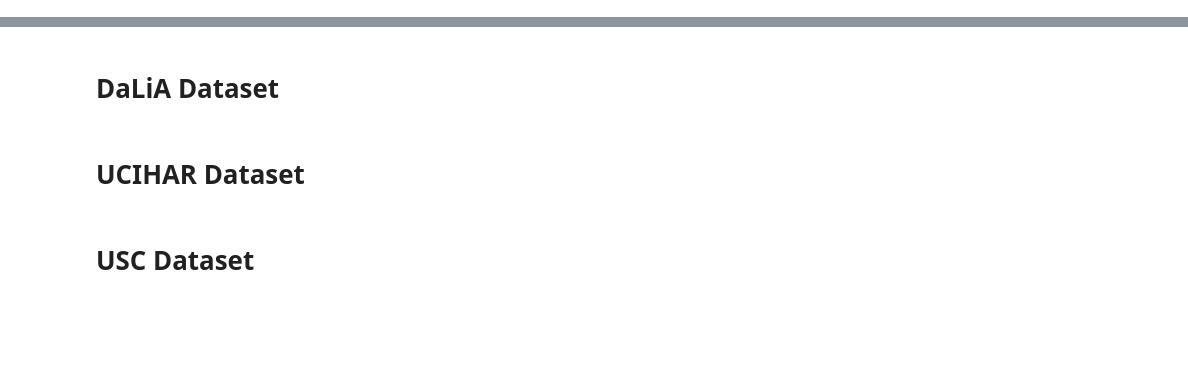
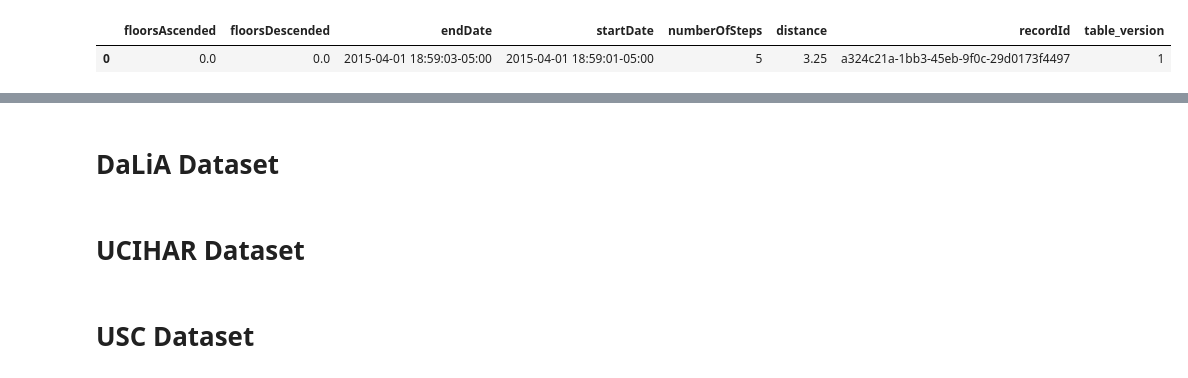
Before and after one commit to Taobyte/thesis, a Jupyter notebook: src/notebooks/dataset_exploration.ipynb, the cells around one changed output, grey strips where cells are left out. Saved outputs shown, nothing was run; the diff lists cells and outputs as text; code cells hidden in the pictures; blank space fills up the shorter version.

```diff
--- a/src/notebooks/dataset_exploration.ipynb
+++ b/src/notebooks/dataset_exploration.ipynb
@@ -12,0 +52,6 @@ arr[:-1]
+# %%
+df_pedometer = pd.read_parquet(path + "/pedometer.parquet")
+df_pedometer.head(1)
+# %% [output]
+|  | floorsAscended | floorsDescended | endDate | startDate | numberOfSteps | distance | recordId | table_version |
+| 0 | 0.0 | 0.0 | 2015-04-01 18:59:03-05:00 | 2015-04-01 18:59:01-05:00 | 5 | 3.25 | a324c21a-1bb3-45eb-9f0c-29d0173f4497 | 1 |
```
Also changed, not shown: parts of 13 cells of this notebook, 9 other files.
